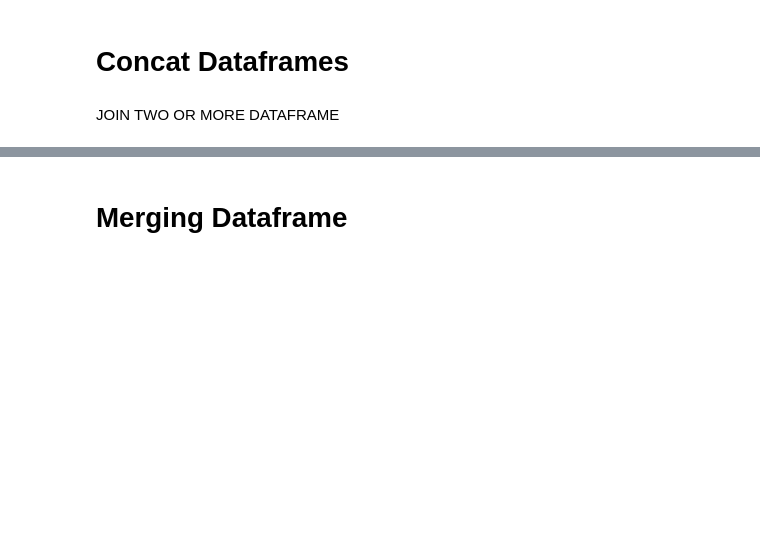
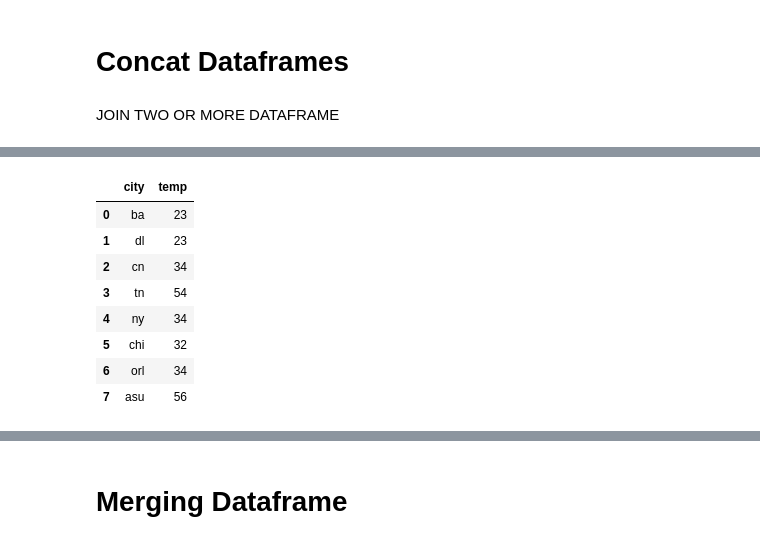
Before and after one commit to hsnaidu/basics, a Jupyter notebook: data_science/pandas-cheatsheet.ipynb, the cells around one changed output, grey strips where cells are left out. Saved outputs shown, nothing was run; the diff lists cells and outputs as text; code cells hidden in the pictures; blank space fills up the shorter version.

```diff
--- a/data_science/pandas-cheatsheet.ipynb
+++ b/data_science/pandas-cheatsheet.ipynb
@@ -909,0 +906,14 @@ weather.loc["one"] # i can even further add one more dataframe
+# %%
+# NOTE IF WE NEED A CONTINUES INDEX
+main = pd.concat([india,usa],ignore_index=True)
+main # now we have a continues index numbers
+# %% [output]
+|  | city | temp |
+| 0 | ba | 23 |
+| 1 | dl | 23 |
+| 2 | cn | 34 |
+| 3 | tn | 54 |
+| 4 | ny | 34 |
+| 5 | chi | 32 |
+| 6 | orl | 34 |
+| 7 | asu | 56 |
```
Also changed, not shown: parts of 18 cells of this notebook.
